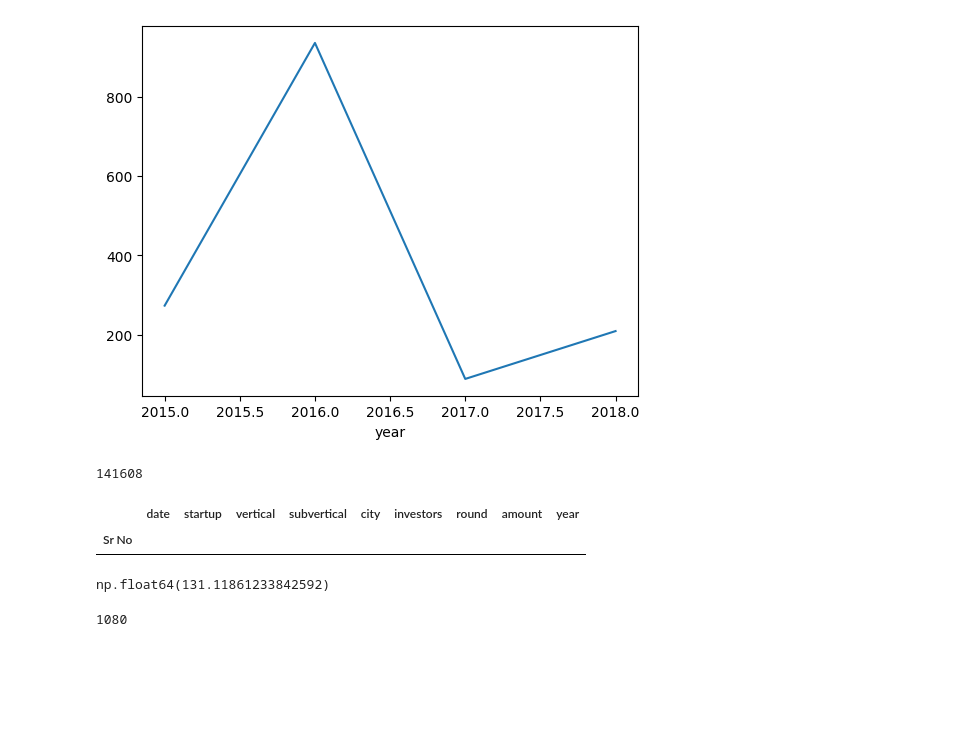
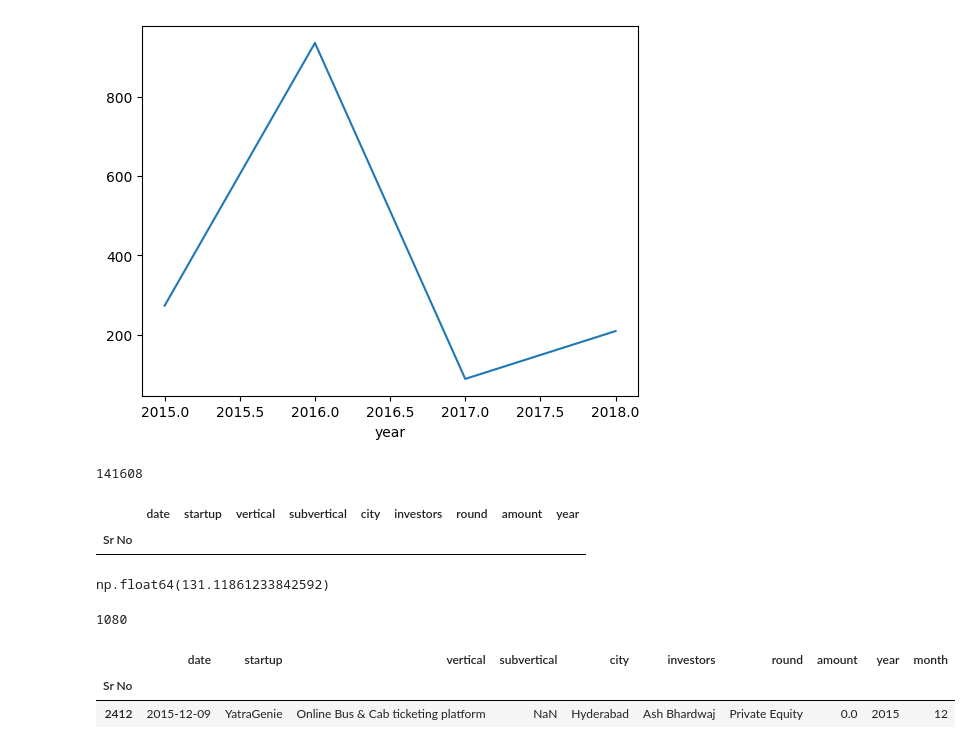
Before and after one commit to aayushmanz/Machine-Learning-with-Python, a Jupyter notebook: StreamLit/Startup.ipynb, the cells around one changed output. Cells and saved outputs as stored; diff of their text form; code cells hidden in the pictures; blank space fills up the shorter version.

```diff
--- a/StreamLit/Startup.ipynb
+++ b/StreamLit/Startup.ipynb
@@ -242,0 +245,6 @@ df['startup'].nunique()
+# %%
+df.sample()
+# %% [output]
+|  | date | startup | vertical | subvertical | city | investors | round | amount | year | month |
+| Sr No |  |  |  |  |  |  |  |  |  |  |
+| 2412 | 2015-12-09 | YatraGenie | Online Bus & Cab ticketing platform | NaN | Hyderabad | Ash Bhardwaj | Private Equity | 0.0 | 2015 | 12 |
```
Also changed, not shown: parts of 5 cells of this notebook, 1 other file.
